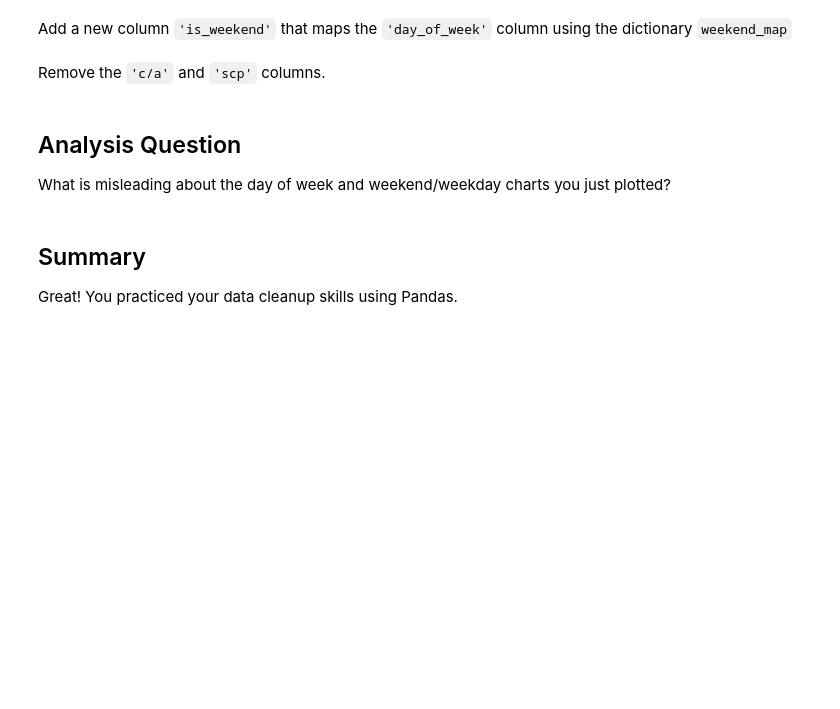
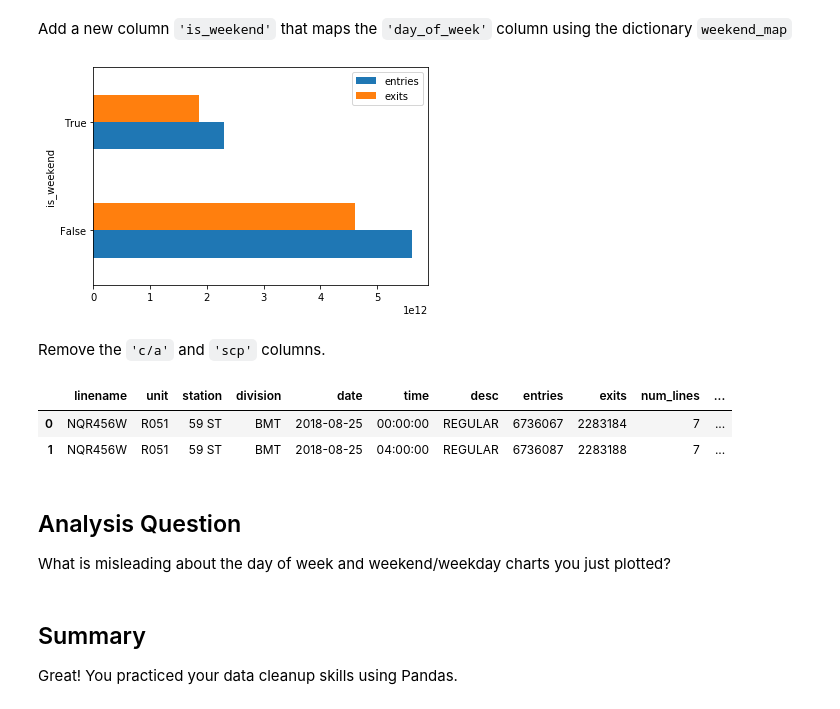
Before and after one commit to AvonleaFisher/dsc-pandas-series-and-dataframes-lab-onl01-dtsc-ft-070620, a Jupyter notebook: index.ipynb, the cells around one changed output. Drawn from its saved outputs; the diff is of its cells as text; code cells hidden in the pictures; blank space fills up the shorter version.

```diff
--- a/index.ipynb
+++ b/index.ipynb
@@ -61,10 +81,11 @@ Write a function to clean column names:
 # %%
 def clean(col_name):
     # Clean the column name in any way you want to. Hint: think back to str methods
-    cleaned = None
+    cleaned = col_name.strip()
     return cleaned
 # %%
 # Use the above function to clean the column names
+df.columns = [clean(col) for col in df.columns]
 # %%
 # Check to ensure the column names were cleaned
 df.columns
@@ -73,9 +98,10 @@ df.columns
 - Add a new column `'day_of_week'` that represents the day of the week
 # %%
 # Convert the data type of the 'date' column to a date
-
+df['date'] = pd.to_datetime(df['date'])
 
 # Add a new column 'day_of_week' that represents the day of the week
+df['day_of_week'] = df['date'].dt.dayofweek
 # %%
 # Group the data by day of week and plot the sum of the numeric columns
 grouped = df.groupby('day_of_week').sum()
@@ -86,6 +114,7 @@ plt.show()
 - Print the first five rows of `grouped`
 # %%
 # Reset the index of grouped
-grouped = None
+grouped = grouped.reset_index()
 
 # Print the first five rows of grouped
+grouped.head()
@@ -98,16 +133,21 @@ weekend_map = {0:False, 1:False, 2:False, 3:False, 4:False, 5:True, 6:True}
 # Add a new column 'is_weekend' that maps the 'day_of_week' column using weekend_map
 grouped['is_weekend'] = grouped['day_of_week'].map(weekend_map)
 # %%
-# Group the data by weekend/weekday and plot the sum of the numeric columns
-wkend = grouped.groupby('is_weekend').mean()
+wkend = grouped.groupby('is_weekend').sum()
 wkend[['entries', 'exits']].plot(kind='barh')
 plt.show()
+# %% [output]
+[figure, added]
 # %% [markdown]
 Remove the `'c/a'` and `'scp'` columns.
 # %%
 # Remove the 'c/a' and 'scp' columns
-df = None
+df = df.drop(['c/a', 'scp'], axis=1)
 df.head(2)
+# %% [output]
+|  | linename | unit | station | division | date | time | desc | entries | exits | num_lines | ... |
+| 0 | NQR456W | R051 | 59 ST | BMT | 2018-08-25 | 00:00:00 | REGULAR | 6736067 | 2283184 | 7 | ... |
+| 1 | NQR456W | R051 | 59 ST | BMT | 2018-08-25 | 04:00:00 | REGULAR | 6736087 | 2283188 | 7 | ... |
 # %% [markdown]
 ## Analysis Question
 
```
Also changed, not shown: parts of 11 cells of this notebook.
